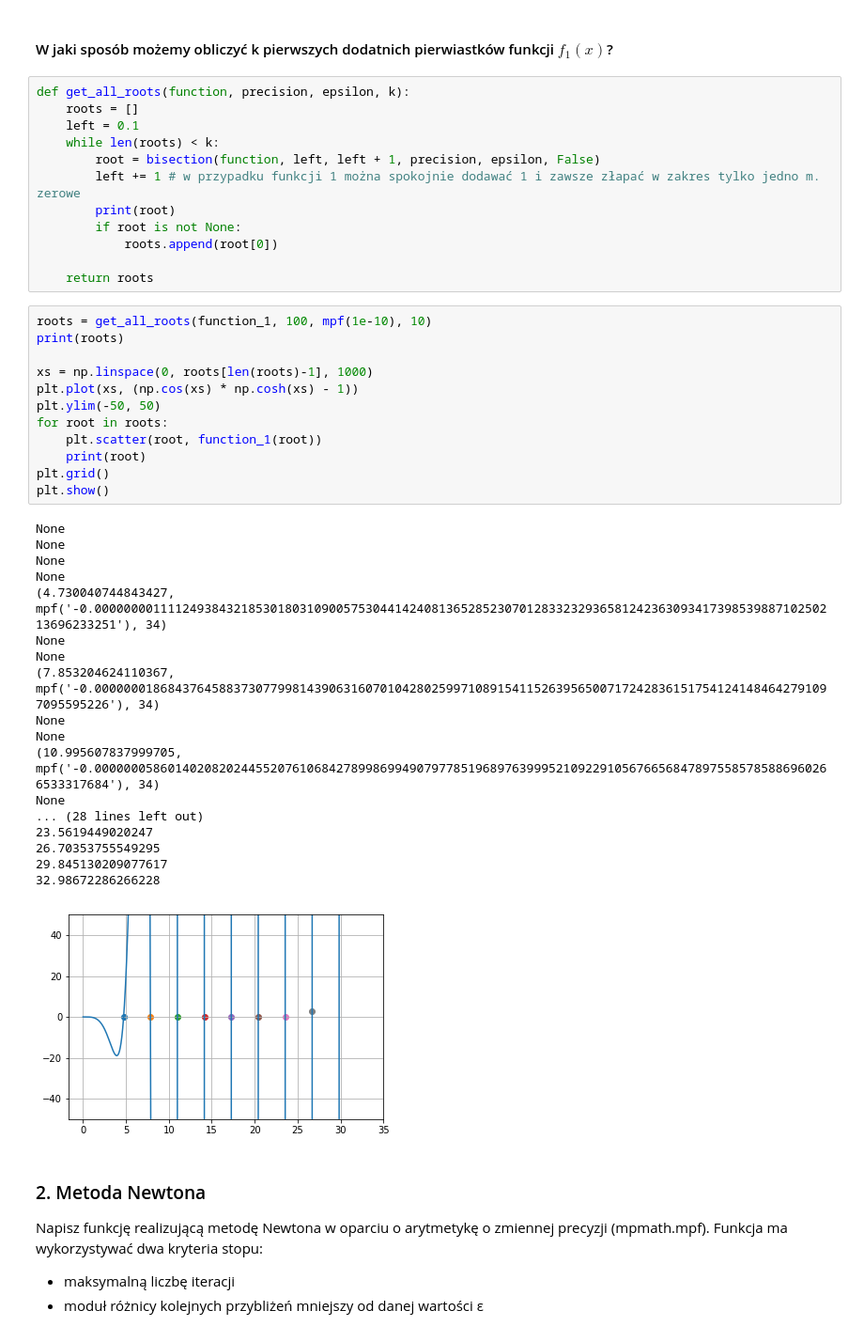
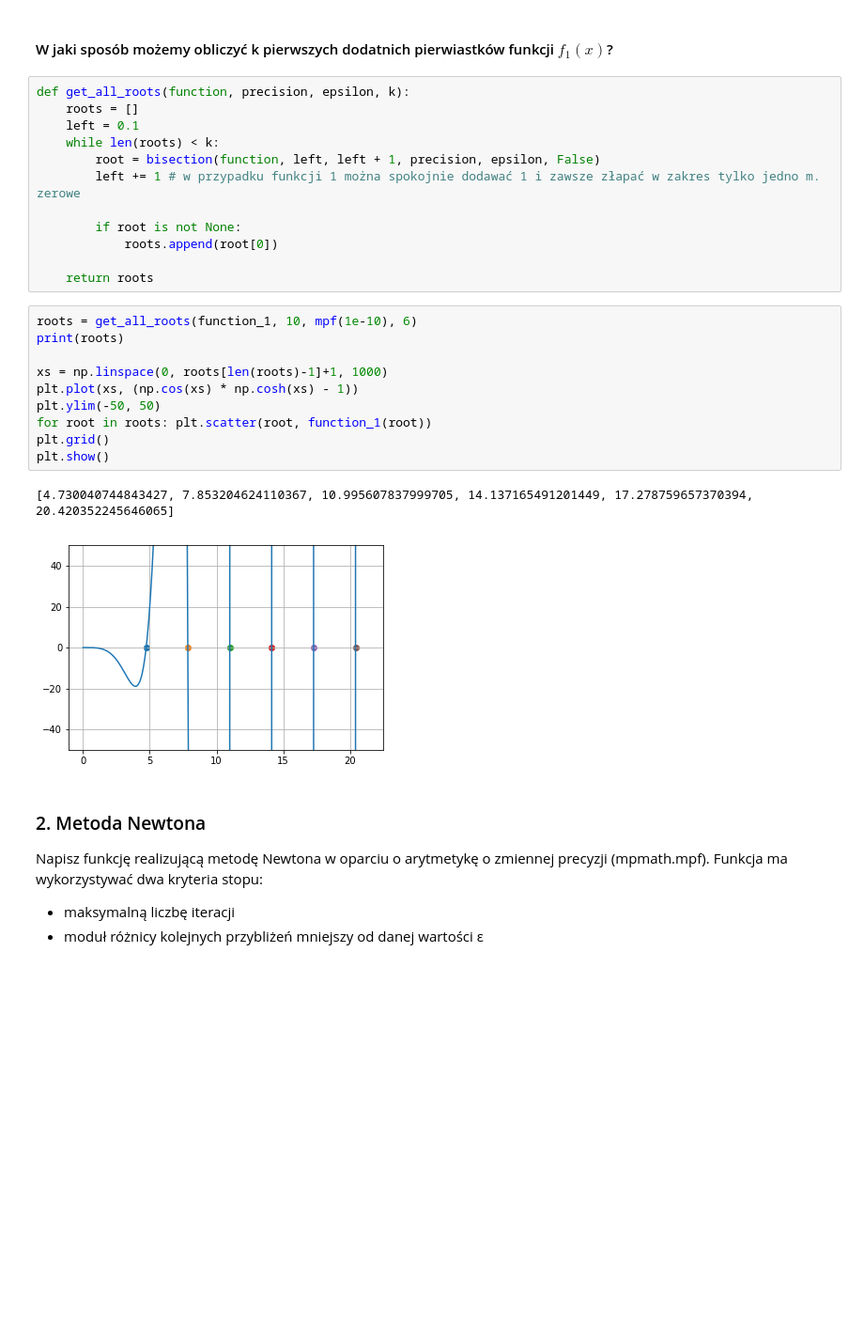
Before and after one commit to Forlify/MOWNIT, a Jupyter notebook: lab-5/sprawozdanie-lab-5.ipynb, the cells around one changed output. Shown at 94% size. Saved outputs shown, nothing was run; the diff lists cells and outputs as text; blank space fills up the shorter version.

```diff
--- a/lab-5/sprawozdanie-lab-5.ipynb
+++ b/lab-5/sprawozdanie-lab-5.ipynb
@@ -148,42 +148,24 @@ def get_all_roots(function, precision, epsilon, k):
     while len(roots) < k:
         root = bisection(function, left, left + 1, precision, epsilon, False)
         left += 1 # w przypadku funkcji 1 można spokojnie dodawać 1 i zawsze złapać w zakres tylko jedno m. zerowe
-        print(root)
+
         if root is not None:
             roots.append(root[0])
 
     return roots
 # %%
-roots = get_all_roots(function_1, 100, mpf(1e-10), 10)
+roots = get_all_roots(function_1, 10, mpf(1e-10), 6)
 print(roots)
 
-xs = np.linspace(0, roots[len(roots)-1], 1000)
+xs = np.linspace(0, roots[len(roots)-1]+1, 1000)
 plt.plot(xs, (np.cos(xs) * np.cosh(xs) - 1))
 plt.ylim(-50, 50)
-for root in roots:
-    plt.scatter(root, function_1(root))
-    print(root)
+for root in roots: plt.scatter(root, function_1(root))
 plt.grid()
 plt.show()
 # %% [output]
-None
-None
-None
-None
-(4.730040744843427, mpf('-0.000000001111249384321853018031090057530441424081365285230701283323293658124236309341739853988710250213696233251'), 34)
-None
-None
-(7.853204624110367, mpf('-0.00000001868437645883730779981439063160701042802599710891541152639565007172428361517541241484642791097095595226'), 34)
-None
-None
-(10.995607837999705, mpf('-0.00000005860140208202445520761068427899869949079778519689763999521092291056766568478975585785886960266533317684'), 34)
-None
-... (28 lines left out)
-23.5619449020247
-26.70353755549295
-29.845130209077617
-32.98672286266228
+[4.730040744843427, 7.853204624110367, 10.995607837999705, 14.137165491201449, 17.278759657370394, 20.420352245646065]
-[figure, old version]
+[figure, new version]
 # %% [markdown]
 ### 2. Metoda Newtona
 Napisz funkcję realizującą metodę Newtona w oparciu o arytmetykę o zmiennej precyzji (mpmath.mpf). Funkcja ma wykorzystywać dwa kryteria stopu:
```
